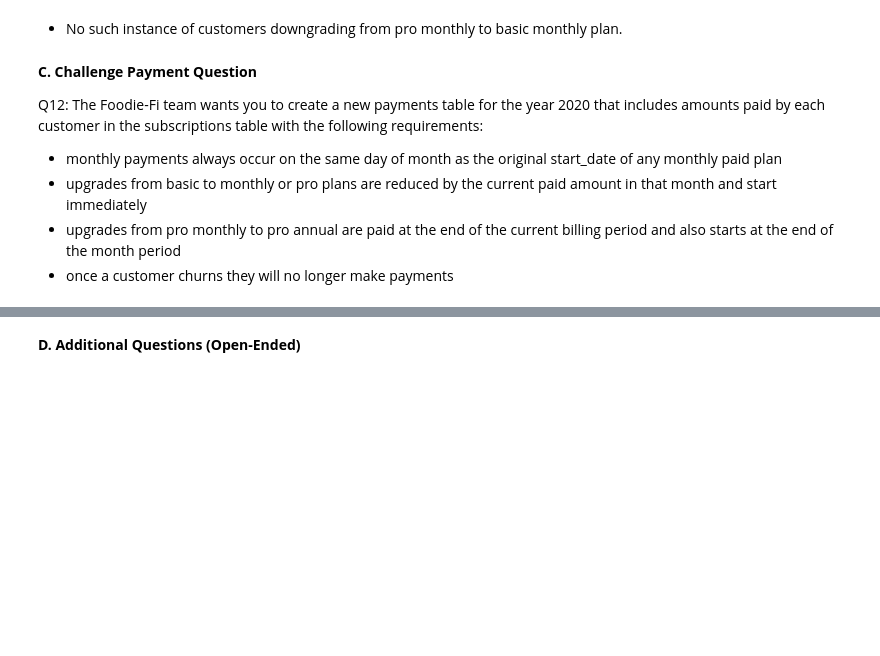
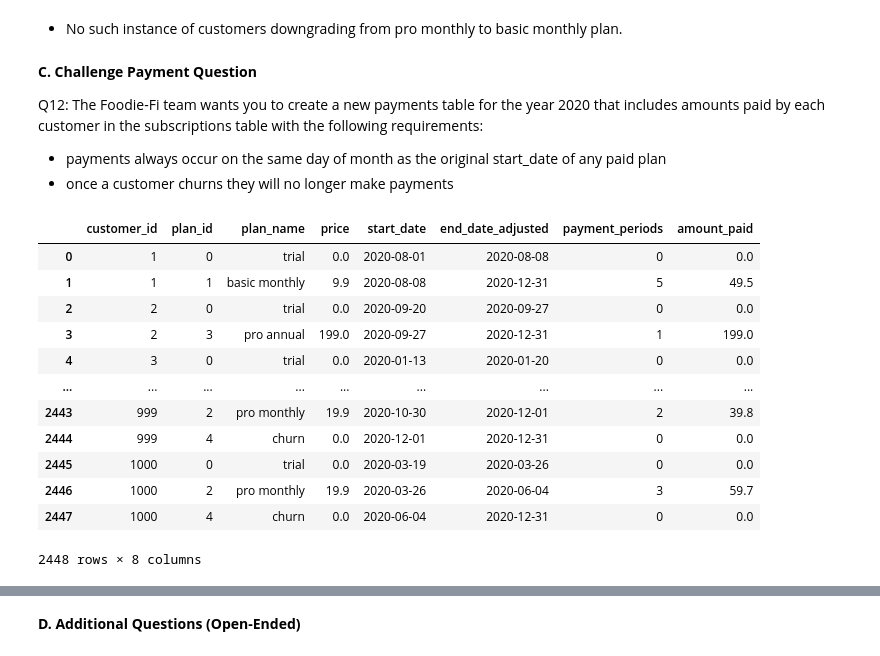
Before and after one commit to 20100215/8_Week_SQL_Challenge, a Jupyter notebook: Week 3 (Foodie-Fi)/week3.ipynb, the cells around one changed output, grey strips where cells are left out. Cells and saved outputs as stored; diff of their text form; code cells hidden in the pictures; blank space fills up the shorter version.

```diff
--- a/Week 3 (Foodie-Fi)/week3.ipynb
+++ b/Week 3 (Foodie-Fi)/week3.ipynb
@@ -559,7 +559,77 @@ query('''
 
 Q12: The Foodie-Fi team wants you to create a new payments table for the year 2020 that includes amounts paid by each customer in the subscriptions table with the following requirements:
 
-- monthly payments always occur on the same day of month as the original start_date of any monthly paid plan
-- upgrades from basic to monthly or pro plans are reduced by the current paid amount in that month and start immediately
-- upgrades from pro monthly to pro annual are paid at the end of the current billing period and also starts at the end of the month period
+- payments always occur on the same day of month as the original start_date of any paid plan
 - once a customer churns they will no longer make payments
+# %%
+q12_df = query('''
+    WITH dates_cte AS (
+        SELECT
+            customer_id,
+            plan_id,
+            plan_name,
+            CASE WHEN price IS NULL THEN 0 ELSE price END AS price,
+            start_date,
+            LEAD(start_date) OVER (
+                PARTITION BY customer_id
+                ORDER BY start_date) AS end_date
+        FROM subscriptions INNER JOIN plans
+            USING (plan_id)
+        WHERE strftime('%Y', start_date) = '2020'
+    ),
+    dates_revised_cte AS (
+        SELECT
+            customer_id,
+            plan_id,
+            plan_name,
+            price,
+            start_date,
+            CASE WHEN end_date IS NULL THEN '2020-12-31'
+                ELSE end_date END AS end_date_adjusted
+        FROM
+            dates_cte
+    ),
+    dates_with_payment_periods_cte AS(
+        SELECT
+            customer_id,
+            plan_id,
+            plan_name,
+            price,
+            start_date,
+            end_date_adjusted,
+            CASE
+                WHEN plan_id IN (0,4) THEN 0
+                WHEN plan_id IN (1,2) THEN
+                    CAST(((julianday(end_date_adjusted) - julianday(start_date)) / 30.0) AS INT) + 1
+                WHEN plan_id = 3 THEN 1
+            END AS payment_periods
+        FROM
+            dates_revised_cte
+    )
+    SELECT
+        customer_id,
+        plan_id,
+        plan_name,
+        price,
+        start_date,
+        end_date_adjusted,
+        payment_periods,
+        (price * payment_periods) AS amount_paid
+    FROM
+        dates_with_payment_periods_cte
+''')
+q12_df
+# %% [output]
+|  | customer_id | plan_id | plan_name | price | start_date | end_date_adjusted | payment_periods | amount_paid |
+| 0 | 1 | 0 | trial | 0.0 | 2020-08-01 | 2020-08-08 | 0 | 0.0 |
+| 1 | 1 | 1 | basic monthly | 9.9 | 2020-08-08 | 2020-12-31 | 5 | 49.5 |
+| 2 | 2 | 0 | trial | 0.0 | 2020-09-20 | 2020-09-27 | 0 | 0.0 |
+| 3 | 2 | 3 | pro annual | 199.0 | 2020-09-27 | 2020-12-31 | 1 | 199.0 |
+| 4 | 3 | 0 | trial | 0.0 | 2020-01-13 | 2020-01-20 | 0 | 0.0 |
+| ... | ... | ... | ... | ... | ... | ... | ... | ... |
+| 2443 | 999 | 2 | pro monthly | 19.9 | 2020-10-30 | 2020-12-01 | 2 | 39.8 |
+| 2444 | 999 | 4 | churn | 0.0 | 2020-12-01 | 2020-12-31 | 0 | 0.0 |
+| 2445 | 1000 | 0 | trial | 0.0 | 2020-03-19 | 2020-03-26 | 0 | 0.0 |
+| 2446 | 1000 | 2 | pro monthly | 19.9 | 2020-03-26 | 2020-06-04 | 3 | 59.7 |
+| 2447 | 1000 | 4 | churn | 0.0 | 2020-06-04 | 2020-12-31 | 0 | 0.0 |
+2448 rows × 8 columns
```
Also changed, not shown: parts of 14 cells of this notebook.
